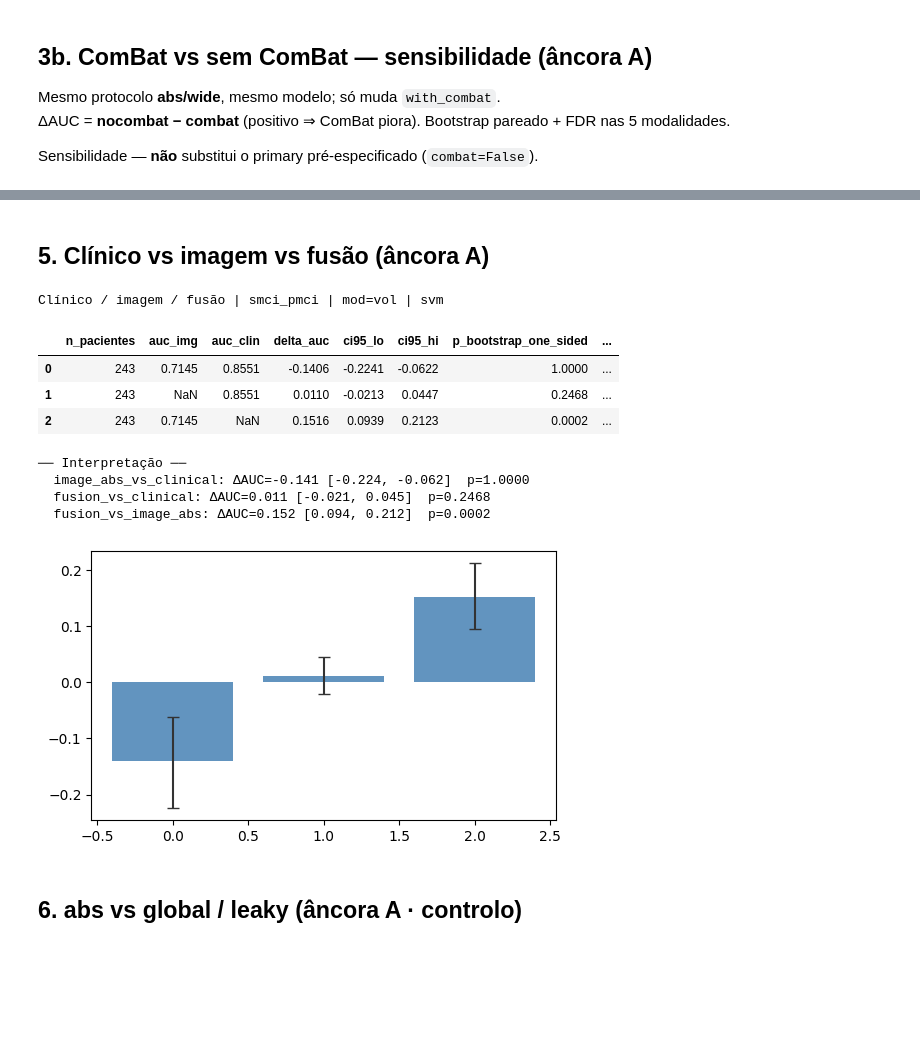
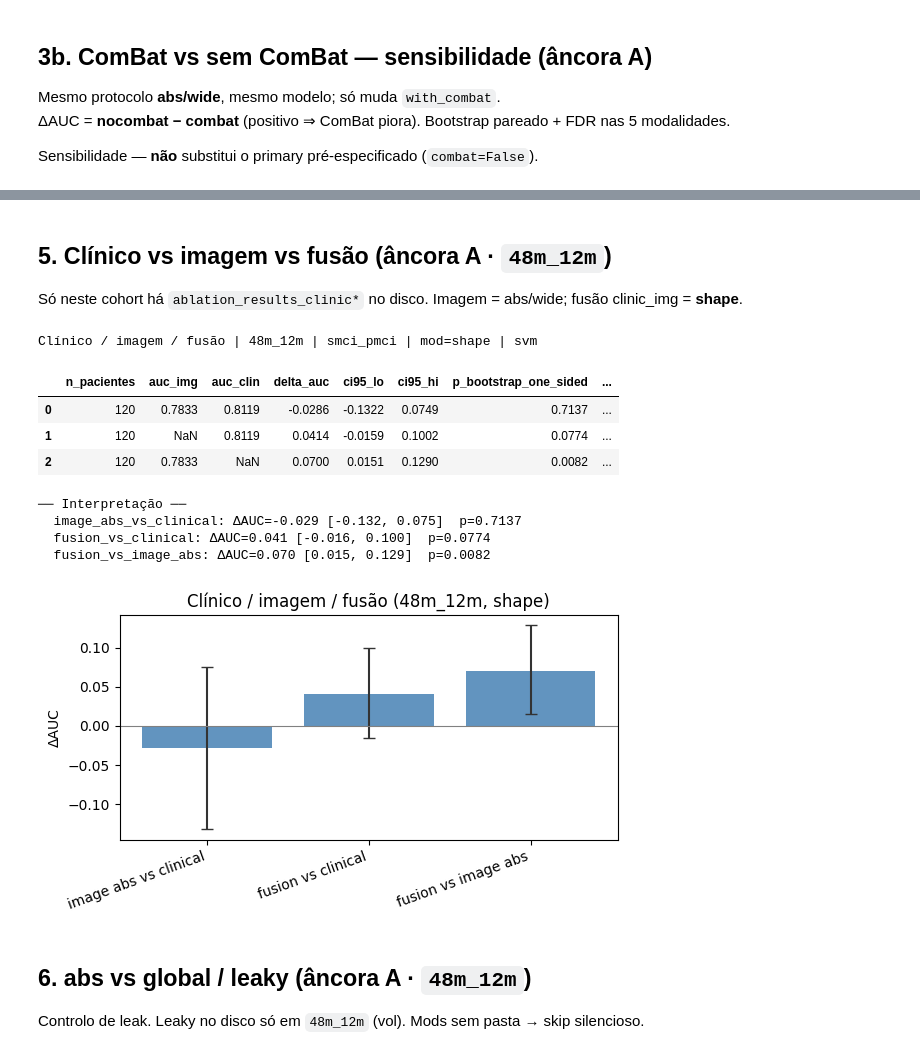
Before and after one commit to PauloMatheusGr/graphs, a Jupyter notebook: 7_stats.ipynb, the cells around one changed output, grey strips where cells are left out. Drawn from its saved outputs; the diff is of its cells as text; code cells hidden in the pictures; blank space fills up the shorter version.

```diff
--- a/7_stats.ipynb
+++ b/7_stats.ipynb
@@ -795,15 +866,18 @@ Claim B | 48m_12m | t1_deltas vs t1_only | smci_pmci | svm | combat=False | l1_s
 # %% [markdown]
-## 5. Clínico vs imagem vs fusão (âncora A)
+## 5. Clínico vs imagem vs fusão (âncora A · `48m_12m`)
+
+Só neste cohort há `ablation_results_clinic*` no disco. Imagem = abs/wide; fusão clinic_img = **shape**.
 # %%
 cfg = STATS_CFG
-mod = cfg.modality
+base = BASE_CLAIM  # clinic/fusion só em 48m_12m
+mod = CLINIC_MODALITY  # shape: única clinic_img no disco
 img_cfg = cfg_for_modality(mod, cfg)
 clin_cfg = cfg_clinical(cfg)
 fusion_path = fusion_results_path(
-    BASE, mod, selection_mode=cfg.selection_mode, with_combat=cfg.with_combat,
+    base, mod, selection_mode=cfg.selection_mode, with_combat=cfg.with_combat,
 )
-clin_path = clinical_results_path(BASE)
-img_path = image_ablation_path(BASE, "abs", mod)
+clin_path = clinical_results_path(base)
+img_path = image_ablation_path(base, "abs", mod)
 
 clinical_rows: list[dict] = []
 if img_path.exists() and clin_path.exists():
@@ -876,44 +950,57 @@ if not cmp_clinical.empty:
         cmp_clinical["p_fdr_bh"] < ALPHA
     ) & (cmp_clinical["ci95_lo"] > 0)
 
-print(f"Clínico / imagem / fusão | {cfg.task} | mod={mod} | {cfg.model_key}\n")
-display(cmp_clinical.round(4))
+print(f"Clínico / imagem / fusão | {base.name} | {cfg.task} | mod={mod} | {cfg.model_key}\n")
+if clin_path.exists():
+    display(cmp_clinical.round(4) if not cmp_clinical.empty else "sem pares")
+else:
+    print(f"MISSING {clin_path} — pular §5")
 
 print("\n── Interpretação ──")
 for _, r in cmp_clinical.iterrows():
     print(
         f"  {r['comparison']}: ΔAUC={r['delta_auc']:.3f} "
         f"[{r['ci95_lo']:.3f}, {r['ci95_hi']:.3f}]  p={r['p_bootstrap_one_sided']:.4f}"
     )
 
 if not cmp_clinical.empty:
     fig, ax = plt.subplots(figsize=(6, 3.5))
     labels = cmp_clinical["comparison"].str.replace("_", " ", regex=False)
     x = np.arange(len(cmp_clinical))
     ax.bar(x, cmp_clinical["delta_auc"], color="steelblue", alpha=0.85)
     ax.errorbar(
         x,
         cmp_clinical["delta_auc"],
         yerr=[
             cmp_clinical["delta_auc"] - cmp_clinical["ci95_lo"],
             cmp_clinical["ci95_hi"] - cmp_clinical["delta_auc"],
         ],
         fmt="none",
         color="0.2",
         capsize=4,
     )
+
+    ax.axhline(0, color="0.5", lw=0.8)
+    ax.set_xticks(x)
+    ax.set_xticklabels(labels, rotation=20, ha="right")
+    ax.set_ylabel("ΔAUC")
+    ax.set_title(f"Clínico / imagem / fusão ({base.name}, {mod})")
+    fig.tight_layout()
+    plt.show()
 # %% [output]
-Clínico / imagem / fusão | smci_pmci | mod=vol | svm
+Clínico / imagem / fusão | 48m_12m | smci_pmci | mod=shape | svm
 |  | n_pacientes | auc_img | auc_clin | delta_auc | ci95_lo | ci95_hi | p_bootstrap_one_sided | ... |
-| 0 | 243 | 0.7145 | 0.8551 | -0.1406 | -0.2241 | -0.0622 | 1.0000 | ... |
-| 1 | 243 | NaN | 0.8551 | 0.0110 | -0.0213 | 0.0447 | 0.2468 | ... |
-| 2 | 243 | 0.7145 | NaN | 0.1516 | 0.0939 | 0.2123 | 0.0002 | ... |
+| 0 | 120 | 0.7833 | 0.8119 | -0.0286 | -0.1322 | 0.0749 | 0.7137 | ... |
+| 1 | 120 | NaN | 0.8119 | 0.0414 | -0.0159 | 0.1002 | 0.0774 | ... |
+| 2 | 120 | 0.7833 | NaN | 0.0700 | 0.0151 | 0.1290 | 0.0082 | ... |
 ── Interpretação ──
-  image_abs_vs_clinical: ΔAUC=-0.141 [-0.224, -0.062]  p=1.0000
-  fusion_vs_clinical: ΔAUC=0.011 [-0.021, 0.045]  p=0.2468
-  fusion_vs_image_abs: ΔAUC=0.152 [0.094, 0.212]  p=0.0002
+  image_abs_vs_clinical: ΔAUC=-0.029 [-0.132, 0.075]  p=0.7137
+  fusion_vs_clinical: ΔAUC=0.041 [-0.016, 0.100]  p=0.0774
+  fusion_vs_image_abs: ΔAUC=0.070 [0.015, 0.129]  p=0.0082
-[figure, old version]
+[figure, new version]
 # %% [markdown]
-## 6. abs vs global / leaky (âncora A · controlo)
+## 6. abs vs global / leaky (âncora A · `48m_12m`)
+
+Controlo de leak. Leaky no disco só em `48m_12m` (vol). Mods sem pasta → skip silencioso.
 # %%
 cfg = STATS_CFG
```
Also changed, not shown: parts of 16 cells of this notebook, 7 other files.
